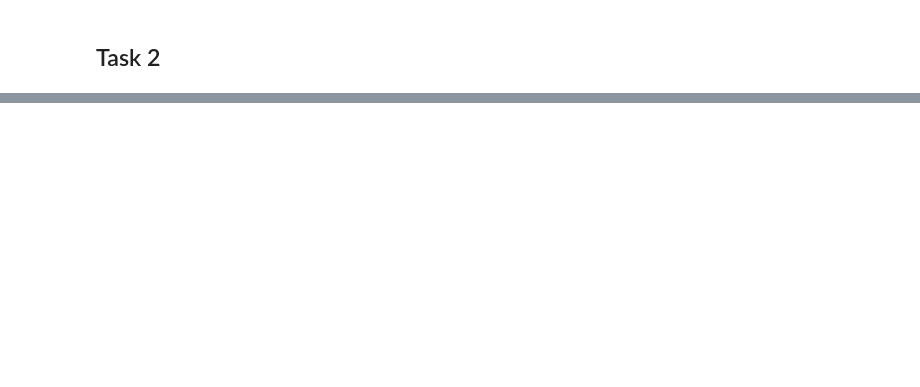
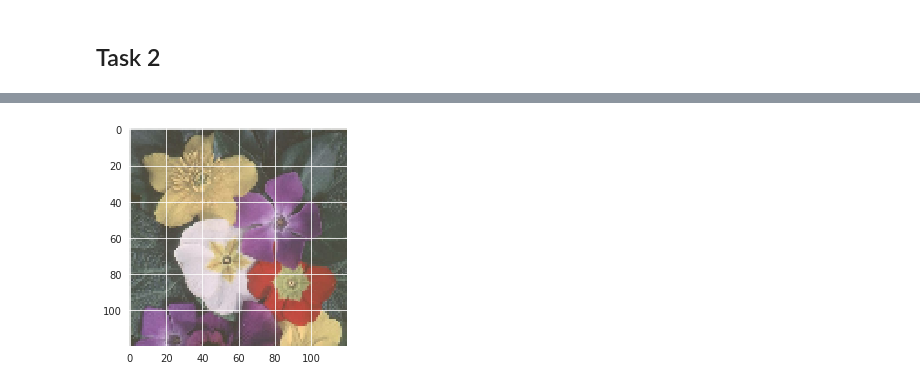
Before and after one commit to drkostas/Machine-Learning-Algorithms, a Jupyter notebook: Project3.ipynb, the cells around one changed output, grey strips where cells are left out. Saved outputs shown, nothing was run; the diff lists cells and outputs as text; code cells hidden in the pictures; blank space fills up the shorter version.

```diff
--- a/Project3.ipynb
+++ b/Project3.ipynb
@@ -421,0 +413,8 @@ kmeans_pima.print_statistics(name='Pima')
+# %%
+# Show image
+import cv2
+flowers_rgb = cv2.cvtColor(flowers, cv2.COLOR_BGR2RGB)
+plt.imshow(flowers_rgb, interpolation='nearest')
+plt.show()
+# %% [output]
+[figure, added]
```
Also changed, not shown: parts of 27 cells of this notebook, 5 other files.
